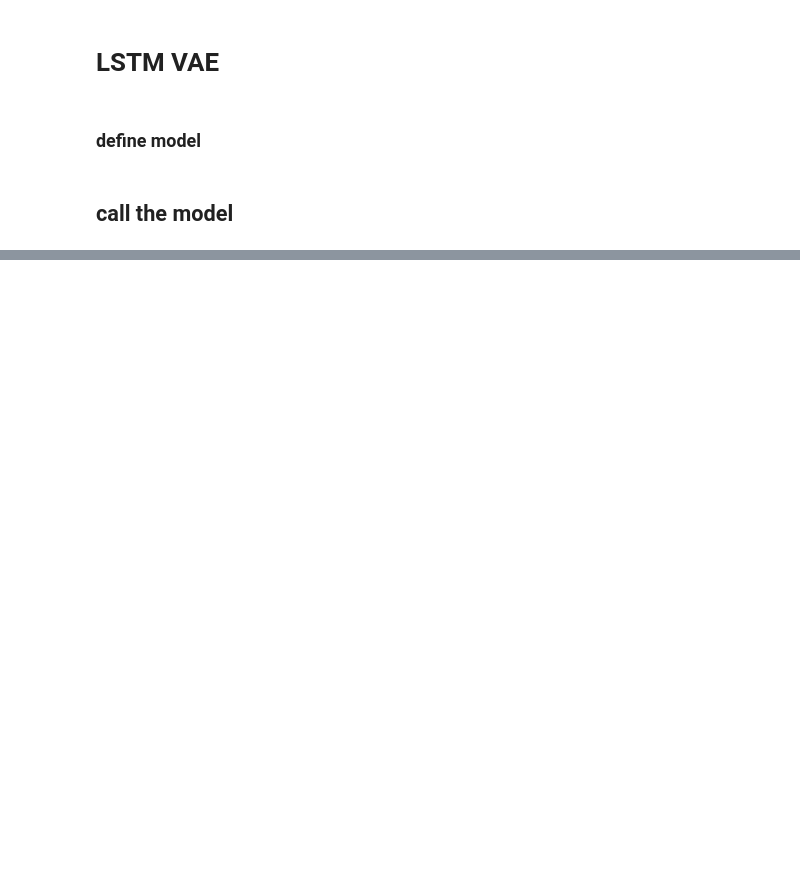
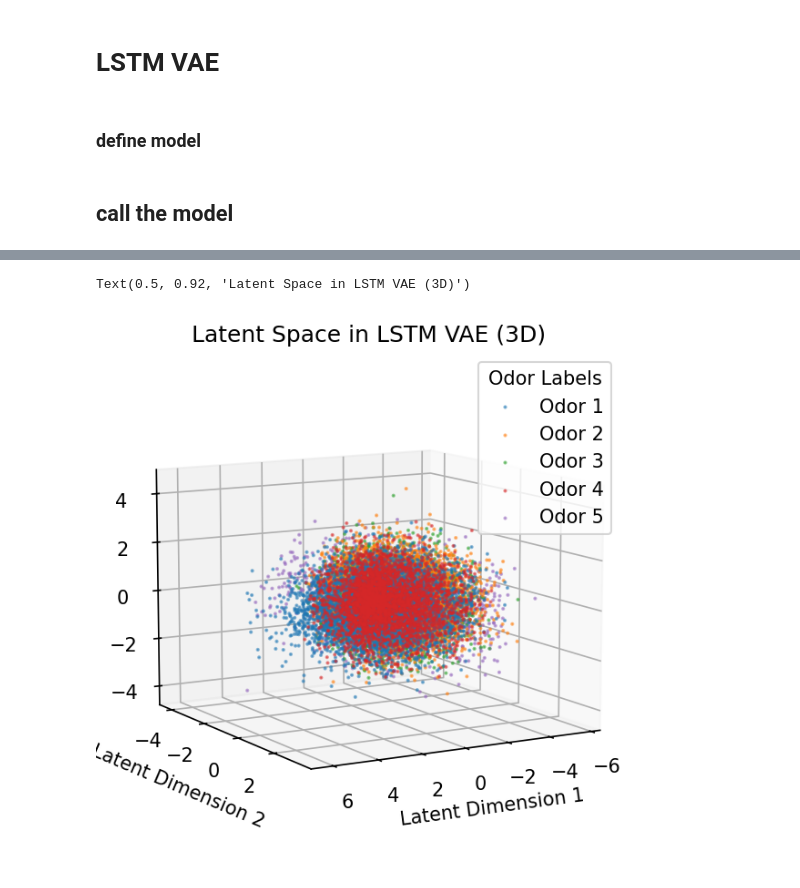
Before and after one commit to ZhishunYang/CS273E_final_proj_Z, a Jupyter notebook: LSTM_VAE.ipynb, the cells around one changed output, grey strips where cells are left out. Cells and saved outputs as stored; diff of their text form; code cells hidden in the pictures; blank space fills up the shorter version.

```diff
--- a/LSTM_VAE.ipynb
+++ b/LSTM_VAE.ipynb
@@ -352,3 +352,35 @@ Text(0.5, 1.0, 'Latent Space')
+# %%
+from mpl_toolkits.mplot3d import Axes3D
+from sklearn.decomposition import PCA
+# Combine latent vectors and labels
+latent_vectors_cat = torch.cat(latent_vectors, dim=0).numpy()  # Shape: (total_samples, latent_dim)
+all_labels_cat = torch.cat(all_labels).numpy()  # Shape: (total_samples,)
+
+if latent_vectors_cat.shape[1]>3:
+    pca = PCA(n_components=3)
+    latent_vectors_cat = pca.fit_transform(latent_vectors_cat)
+
+# plot latent space
+fig = plt.figure(dpi=150)
+# Add 3D scatter plot
+ax = fig.add_subplot(111, projection='3d')
+
+for i in range(1,6):
+    mask = all_labels_cat == i  # Mask for points corresponding to odor i
+    ax.scatter(latent_vectors_cat[mask, 0], latent_vectors_cat[mask, 1], latent_vectors_cat[mask, 2], label=f'Odor {int(i)}', alpha = 0.5, s = 1)
+
+# Customize the view angle
+ax.view_init(elev=10, azim=60)  # Adjust elevation and azimuth angles
+
+# Add legend and labels
+ax.legend(loc='upper right', title="Odor Labels")
+ax.set_xlabel("Latent Dimension 1")
+ax.set_ylabel("Latent Dimension 2")
+ax.set_zlabel("Latent Dimension 3")
+ax.set_title("Latent Space in LSTM VAE (3D)")
+# %% [output]
+Text(0.5, 0.92, 'Latent Space in LSTM VAE (3D)')
+[figure, added]
 # %%
 # Plot the losses
 plt.figure(dpi=100)
```
Also changed, not shown: parts of 14 cells of this notebook, 8 other files.
